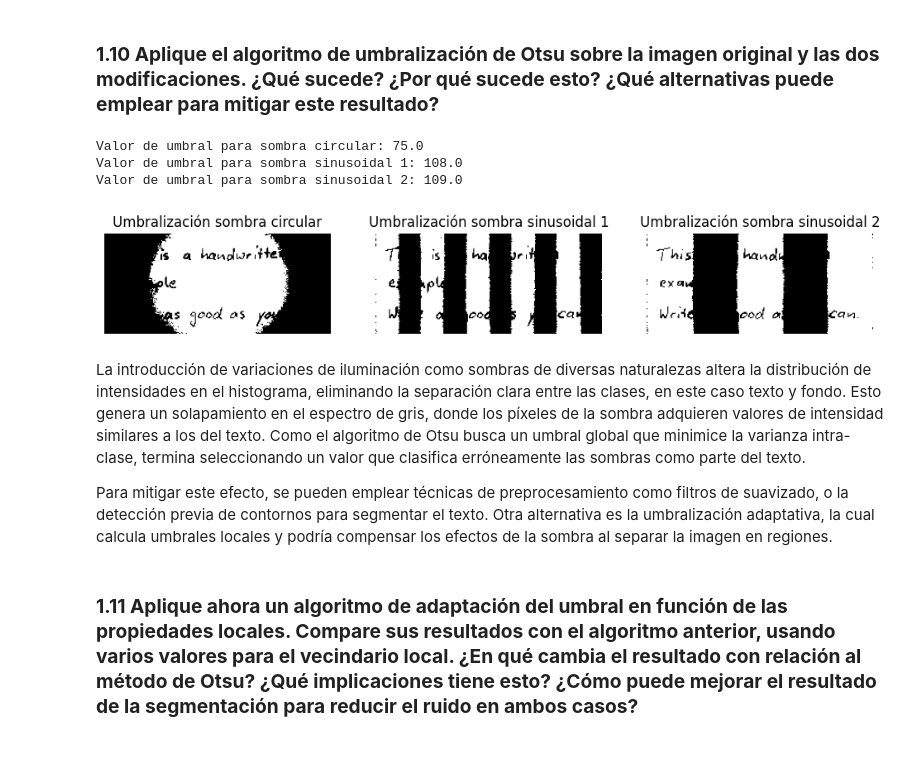
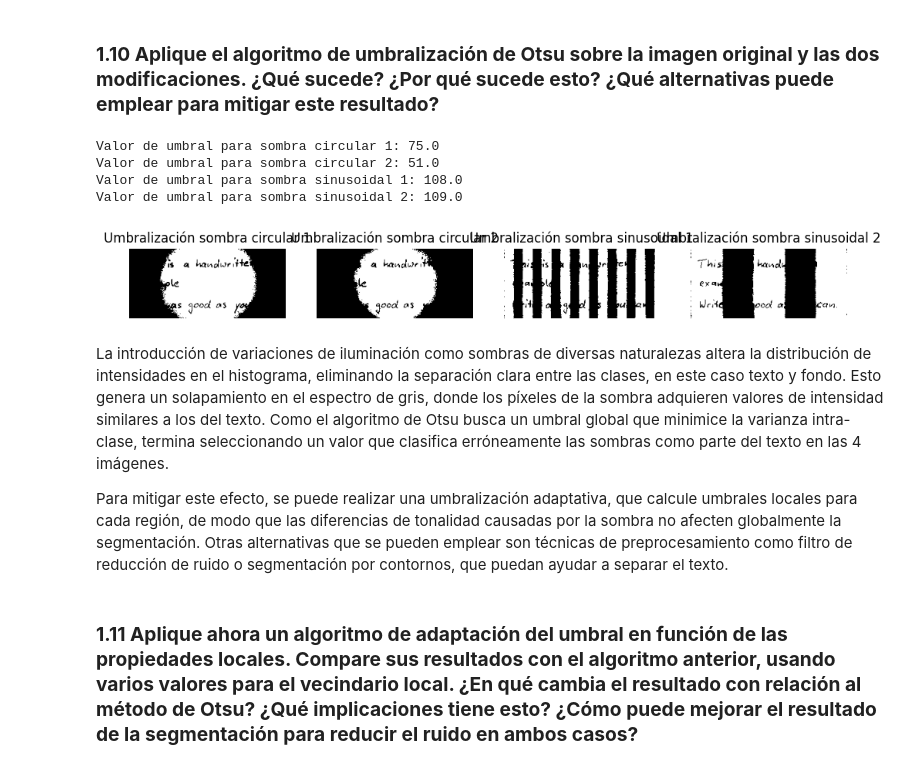
Before and after one commit to EstefaniaLaverde/Vision-por-computadora-MISIS-202601, a Jupyter notebook: Taller3/Taller3.ipynb, the cells around one changed output. Drawn from its saved outputs; the diff is of its cells as text; code cells hidden in the pictures.

```diff
--- a/Taller3/Taller3.ipynb
+++ b/Taller3/Taller3.ipynb
@@ -245,37 +278,44 @@ plt.show()
 # %%
 # umbralizaciones manuales con valor 65
 thresh1, thres_image_spot = cv2.threshold(spot_image, 65, 255, cv2.THRESH_BINARY+cv2.THRESH_OTSU)
-thresh2, thres_image_sinusoidal1 = cv2.threshold(sinusoidal_image, 65, 255, cv2.THRESH_BINARY+cv2.THRESH_OTSU)
-thresh3, thres_image_sinusoidal2 = cv2.threshold(sinusoidal_image2, 65, 255, cv2.THRESH_BINARY+cv2.THRESH_OTSU)
+thresh2, thres_image_spot2 = cv2.threshold(spot_image2, 65, 255, cv2.THRESH_BINARY+cv2.THRESH_OTSU)
+thresh3, thres_image_sinusoidal1 = cv2.threshold(sinusoidal_image, 65, 255, cv2.THRESH_BINARY+cv2.THRESH_OTSU)
+thresh4, thres_image_sinusoidal2 = cv2.threshold(sinusoidal_image2, 65, 255, cv2.THRESH_BINARY+cv2.THRESH_OTSU)
 
-print(f"Valor de umbral para sombra circular: {thresh1}")
-print(f"Valor de umbral para sombra sinusoidal 1: {thresh2}")
-print(f"Valor de umbral para sombra sinusoidal 2: {thresh3}")
+print(f"Valor de umbral para sombra circular 1: {thresh1}")
+print(f"Valor de umbral para sombra circular 2: {thresh2}")
+print(f"Valor de umbral para sombra sinusoidal 1: {thresh3}")
+print(f"Valor de umbral para sombra sinusoidal 2: {thresh4}")
 
 # visualización
 plt.figure(figsize=(12, 6))
-plt.subplot(1, 3, 1)
+plt.subplot(1, 4, 1)
 plt.imshow(thres_image_spot, cmap='gray')
 plt.axis('off')
-plt.title('Umbralización sombra circular')
-plt.subplot(1, 3, 2)
+plt.title('Umbralización sombra circular 1')
+plt.subplot(1, 4, 2)
+plt.imshow(thres_image_spot2, cmap='gray')
+plt.axis('off')
+plt.title('Umbralización sombra circular 2')
+plt.subplot(1, 4, 3)
 plt.imshow(thres_image_sinusoidal1, cmap='gray')
 plt.axis('off')
 plt.title('Umbralización sombra sinusoidal 1')
-plt.subplot(1, 3, 3)
+plt.subplot(1, 4, 4)
 plt.imshow(thres_image_sinusoidal2, cmap='gray')
 plt.axis('off')
 plt.title('Umbralización sombra sinusoidal 2')
 plt.show()
 # %% [output]
-Valor de umbral para sombra circular: 75.0
+Valor de umbral para sombra circular 1: 75.0
+Valor de umbral para sombra circular 2: 51.0
 Valor de umbral para sombra sinusoidal 1: 108.0
 Valor de umbral para sombra sinusoidal 2: 109.0
-[figure, old version]
+[figure, new version]
 # %% [markdown]
-La introducción de variaciones de iluminación como sombras de diversas naturalezas altera la distribución de intensidades en el histograma, eliminando la separación clara entre las clases, en este caso texto y fondo. Esto genera un solapamiento en el espectro de gris, donde los píxeles de la sombra adquieren valores de intensidad similares a los del texto. Como el algoritmo de Otsu busca un umbral global que minimice la varianza intra-clase, termina seleccionando un valor que clasifica erróneamente las sombras como parte del texto.
+La introducción de variaciones de iluminación como sombras de diversas naturalezas altera la distribución de intensidades en el histograma, eliminando la separación clara entre las clases, en este caso texto y fondo. Esto genera un solapamiento en el espectro de gris, donde los píxeles de la sombra adquieren valores de intensidad similares a los del texto. Como el algoritmo de Otsu busca un umbral global que minimice la varianza intra-clase, termina seleccionando un valor que clasifica erróneamente las sombras como parte del texto en las 4 imágenes.
 
-Para mitigar este efecto, se pueden emplear técnicas de preprocesamiento como filtros de suavizado, o la detección previa de contornos para segmentar el texto. Otra alternativa es la umbralización adaptativa, la cual calcula umbrales locales y podría compensar los efectos de la sombra al separar la imagen en regiones.
+Para mitigar este efecto, se puede realizar una umbralización adaptativa, que calcule umbrales locales para cada región, de modo que las diferencias de tonalidad causadas por la sombra no afecten globalmente la segmentación. Otras alternativas que se pueden emplear son técnicas de preprocesamiento como filtro de reducción de ruido o segmentación por contornos, que puedan ayudar a separar el texto.
 # %% [markdown]
 ### **1.11 Aplique ahora un algoritmo de adaptación del umbral en función de las propiedades locales. Compare sus resultados con el algoritmo anterior, usando varios valores para el vecindario local. ¿En qué cambia el resultado con relación al método de Otsu? ¿Qué implicaciones tiene esto? ¿Cómo puede mejorar el resultado de la segmentación para reducir el ruido en ambos casos?**
 # %%
```
Also changed, not shown: parts of 22 cells of this notebook, 1 other file.
